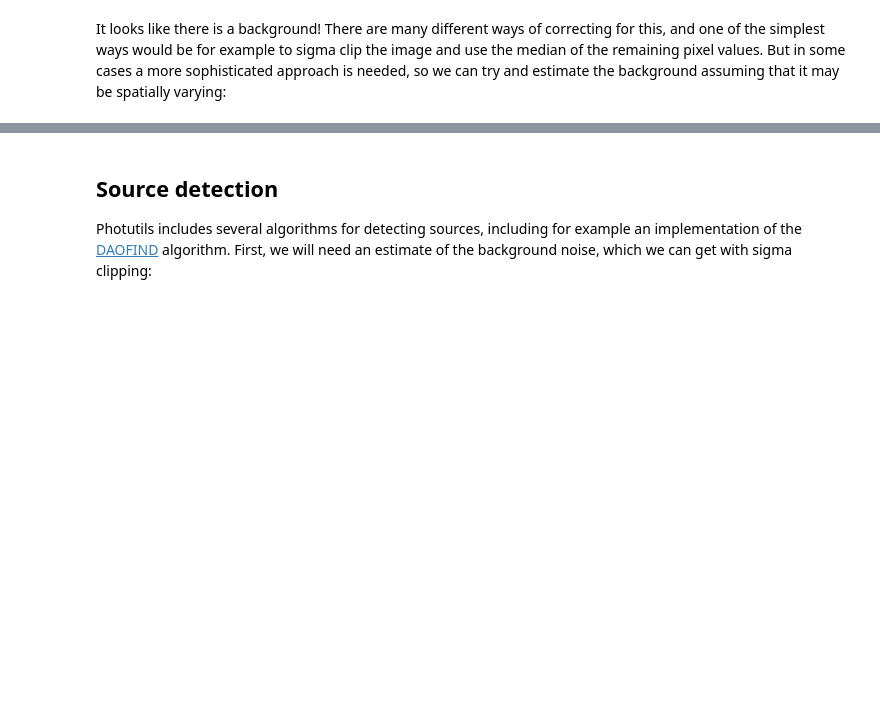
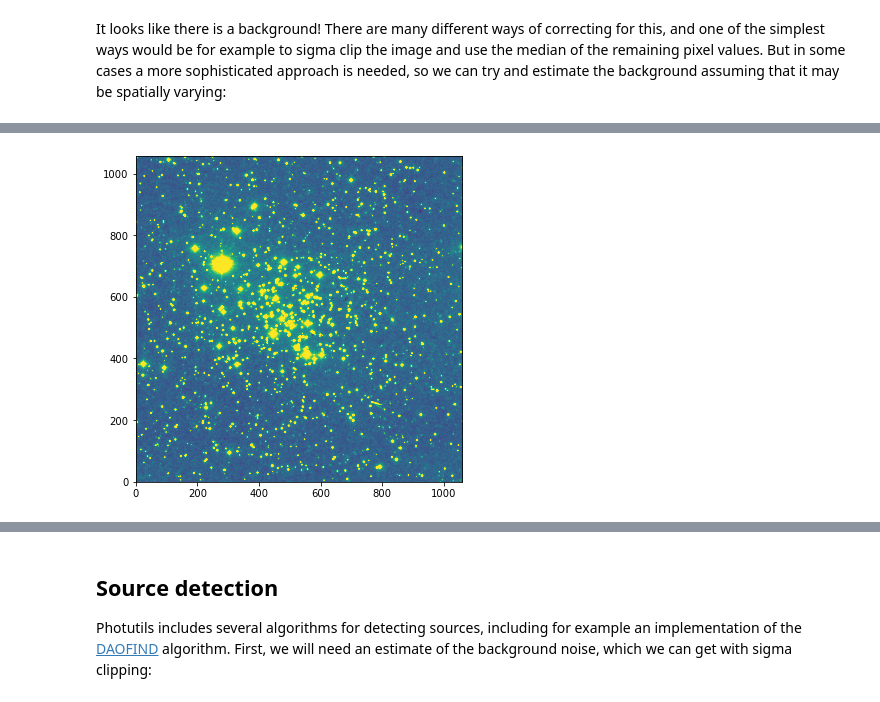
Before and after one commit to maria8ch/ASTR497, a Jupyter notebook: astropy_notebooks/14-photometry.ipynb, the cells around one changed output, grey strips where cells are left out. Saved outputs shown, nothing was run; the diff lists cells and outputs as text; code cells hidden in the pictures; blank space fills up the shorter version.

```diff
--- a/astropy_notebooks/14-photometry.ipynb
+++ b/astropy_notebooks/14-photometry.ipynb
@@ -56,0 +76,6 @@ It looks like there is a background! There are many different ways of correcting
+# %%
+star_image_nobkg = star_image.data - bkg.background
+# %%
+plt.imshow(star_image_nobkg, vmin=-1000, vmax=2000);
+# %% [output]
+[figure, added]
```
Also changed, not shown: parts of 18 cells of this notebook.
